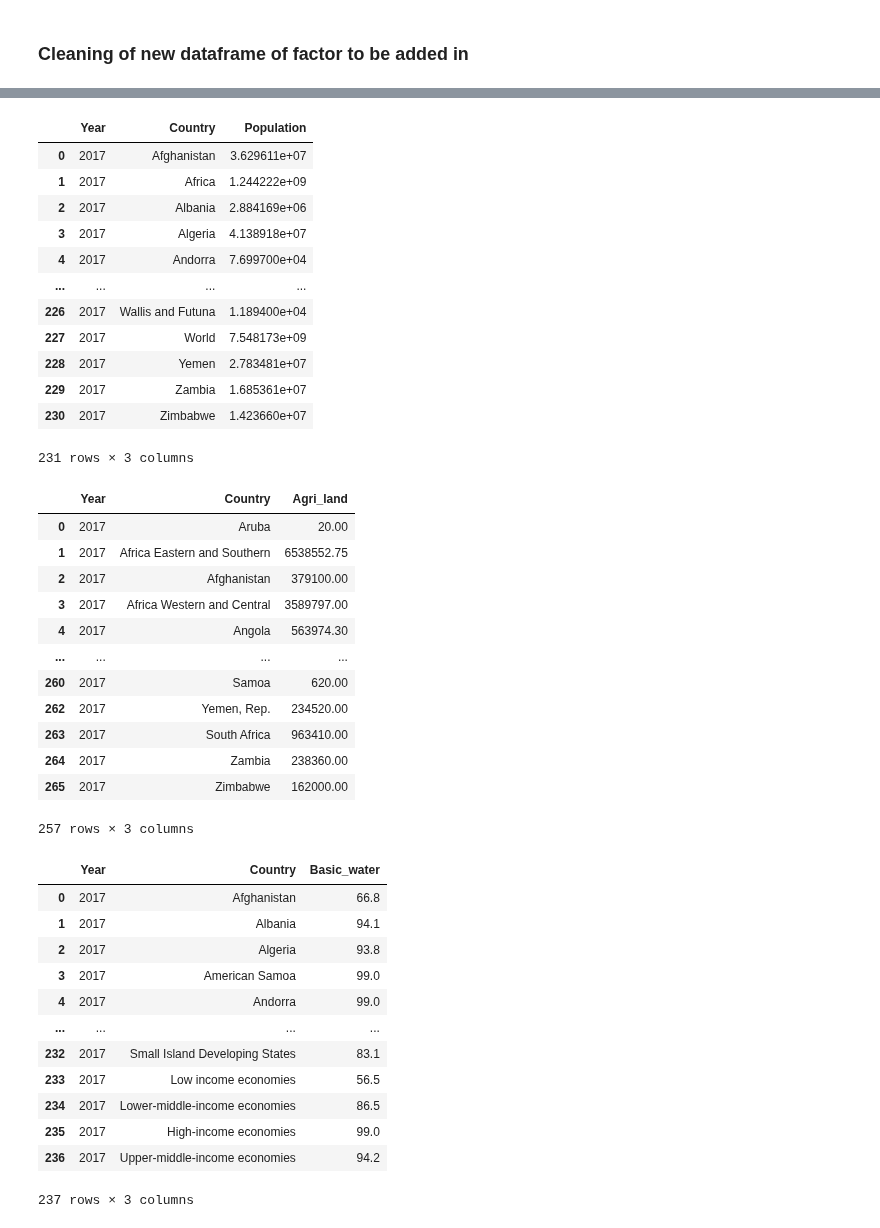
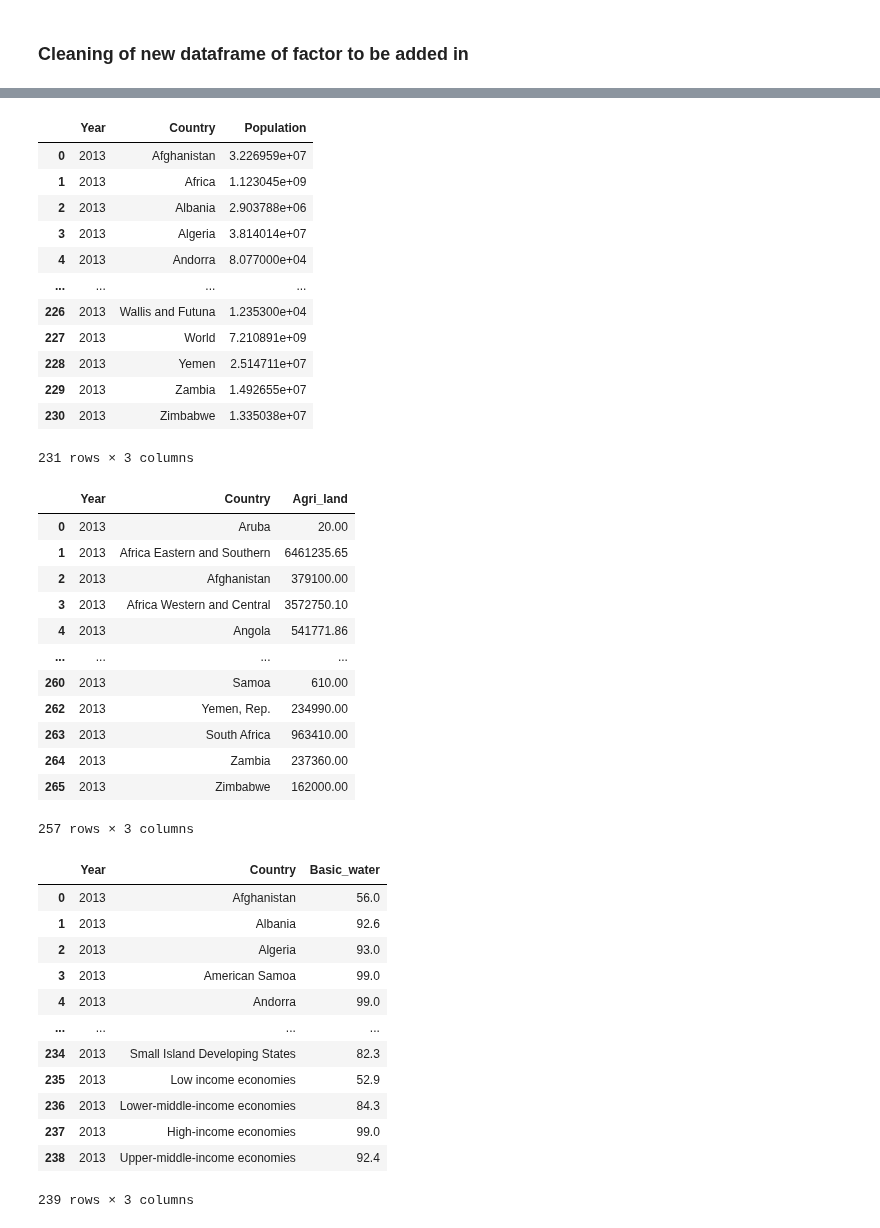
Before and after one commit to tanjoash/2D_data_driven_world, a Jupyter notebook: 2dwork/2D DDW.ipynb, the cells around one changed output, grey strips where cells are left out. Drawn from its saved outputs; the diff is of its cells as text; code cells hidden in the pictures.

```diff
--- a/2dwork/2D DDW.ipynb
+++ b/2dwork/2D DDW.ipynb
@@ -998,7 +1020,7 @@ df_GDP_countries = dfyears_GDP.Country.unique()
 # read total population employed csv
 df_pop = pd.read_csv("DDW_Population.csv")
 # extract year 2013 - 2017 values
-dfyears_population = df_pop[(df_pop["year"]==2017)]
+dfyears_population = df_pop[(df_pop["year"]==2013)]
 # extract values that are not missing
 dfyears_population = dfyears_population[dfyears_population["population"].notna()]
 # extract year, country and population value
@@ -1010,17 +1032,17 @@ dfyears_population = dfyears_population.reset_index(drop=True)
 dfyears_population
 # %% [output]
 |  | Year | Country | Population |
-| 0 | 2017 | Afghanistan | 3.629611e+07 |
-| 1 | 2017 | Africa | 1.244222e+09 |
-| 2 | 2017 | Albania | 2.884169e+06 |
-| 3 | 2017 | Algeria | 4.138918e+07 |
-| 4 | 2017 | Andorra | 7.699700e+04 |
+| 0 | 2013 | Afghanistan | 3.226959e+07 |
+| 1 | 2013 | Africa | 1.123045e+09 |
+| 2 | 2013 | Albania | 2.903788e+06 |
+| 3 | 2013 | Algeria | 3.814014e+07 |
+| 4 | 2013 | Andorra | 8.077000e+04 |
 | ... | ... | ... | ... |
-| 226 | 2017 | Wallis and Futuna | 1.189400e+04 |
-| 227 | 2017 | World | 7.548173e+09 |
-| 228 | 2017 | Yemen | 2.783481e+07 |
-| 229 | 2017 | Zambia | 1.685361e+07 |
-| 230 | 2017 | Zimbabwe | 1.423660e+07 |
+| 226 | 2013 | Wallis and Futuna | 1.235300e+04 |
+| 227 | 2013 | World | 7.210891e+09 |
+| 228 | 2013 | Yemen | 2.514711e+07 |
+| 229 | 2013 | Zambia | 1.492655e+07 |
+| 230 | 2013 | Zimbabwe | 1.335038e+07 |
 231 rows × 3 columns
 # %%
 df_pop_coutries = dfyears_population.Country.unique()
@@ -1028,49 +1050,49 @@ df_pop_coutries = dfyears_population.Country.unique()
 df_agriculture = pd.read_csv("DDW_Agricultural Land.csv")
 
 # extract countries...
-dfyears_agriculture = df_agriculture[["Country Name","2017"]]
+dfyears_agriculture = df_agriculture[["Country Name","2013"]]
 # remove rows with no value (NaN)
 dfyears_agriculture = dfyears_agriculture.dropna()
-dfyears_agriculture.insert(0, "Year", 2017)
-dfyears_agriculture = dfyears_agriculture.rename(columns = {"2017": "Agri_land", "Country Name": "Country"})
+dfyears_agriculture.insert(0, "Year", 2013)
+dfyears_agriculture = dfyears_agriculture.rename(columns = {"2013": "Agri_land", "Country Name": "Country"})
 dfyears_agriculture
 # %% [output]
 |  | Year | Country | Agri_land |
-| 0 | 2017 | Aruba | 20.00 |
-| 1 | 2017 | Africa Eastern and Southern | 6538552.75 |
-| 2 | 2017 | Afghanistan | 379100.00 |
-| 3 | 2017 | Africa Western and Central | 3589797.00 |
-| 4 | 2017 | Angola | 563974.30 |
+| 0 | 2013 | Aruba | 20.00 |
+| 1 | 2013 | Africa Eastern and Southern | 6461235.65 |
+| 2 | 2013 | Afghanistan | 379100.00 |
+| 3 | 2013 | Africa Western and Central | 3572750.10 |
+| 4 | 2013 | Angola | 541771.86 |
 | ... | ... | ... | ... |
-| 260 | 2017 | Samoa | 620.00 |
-| 262 | 2017 | Yemen, Rep. | 234520.00 |
-| 263 | 2017 | South Africa | 963410.00 |
-| 264 | 2017 | Zambia | 238360.00 |
-| 265 | 2017 | Zimbabwe | 162000.00 |
+| 260 | 2013 | Samoa | 610.00 |
+| 262 | 2013 | Yemen, Rep. | 234990.00 |
+| 263 | 2013 | South Africa | 963410.00 |
+| 264 | 2013 | Zambia | 237360.00 |
+| 265 | 2013 | Zimbabwe | 162000.00 |
 257 rows × 3 columns
 # %%
 df_agriculture_countries = dfyears_agriculture.Country.unique()
 # %%
 df_water = pd.read_csv("DDW_Basic Water Drinking Services.csv")
 df_water = df_water[df_water["Value"].notna()]
-dfyears_water = df_water[(df_water["Year"]==2017)]
+dfyears_water = df_water[(df_water["Year"]==2013)]
 dfyears_water = dfyears_water[["Year", "Area", "Value"]]
 dfyears_water = dfyears_water.rename(columns = {"Area": "Country", "Value": "Basic_water"})
 dfyears_water = dfyears_water.reset_index(drop=True)
 dfyears_water
 # %% [output]
 |  | Year | Country | Basic_water |
-| 0 | 2017 | Afghanistan | 66.8 |
-| 1 | 2017 | Albania | 94.1 |
-| 2 | 2017 | Algeria | 93.8 |
-| 3 | 2017 | American Samoa | 99.0 |
-| 4 | 2017 | Andorra | 99.0 |
+| 0 | 2013 | Afghanistan | 56.0 |
+| 1 | 2013 | Albania | 92.6 |
+| 2 | 2013 | Algeria | 93.0 |
+| 3 | 2013 | American Samoa | 99.0 |
+| 4 | 2013 | Andorra | 99.0 |
 | ... | ... | ... | ... |
-| 232 | 2017 | Small Island Developing States | 83.1 |
-| 233 | 2017 | Low income economies | 56.5 |
-| 234 | 2017 | Lower-middle-income economies | 86.5 |
-| 235 | 2017 | High-income economies | 99.0 |
-| 236 | 2017 | Upper-middle-income economies | 94.2 |
+| 234 | 2013 | Small Island Developing States | 82.3 |
+| 235 | 2013 | Low income economies | 52.9 |
+| 236 | 2013 | Lower-middle-income economies | 84.3 |
+| 237 | 2013 | High-income economies | 99.0 |
+| 238 | 2013 | Upper-middle-income economies | 92.4 |
-237 rows × 3 columns
+239 rows × 3 columns
 # %%
 df_water_countries = dfyears_water.Country.unique()
```
Also changed, not shown: parts of 31 cells of this notebook, 6 other files.
